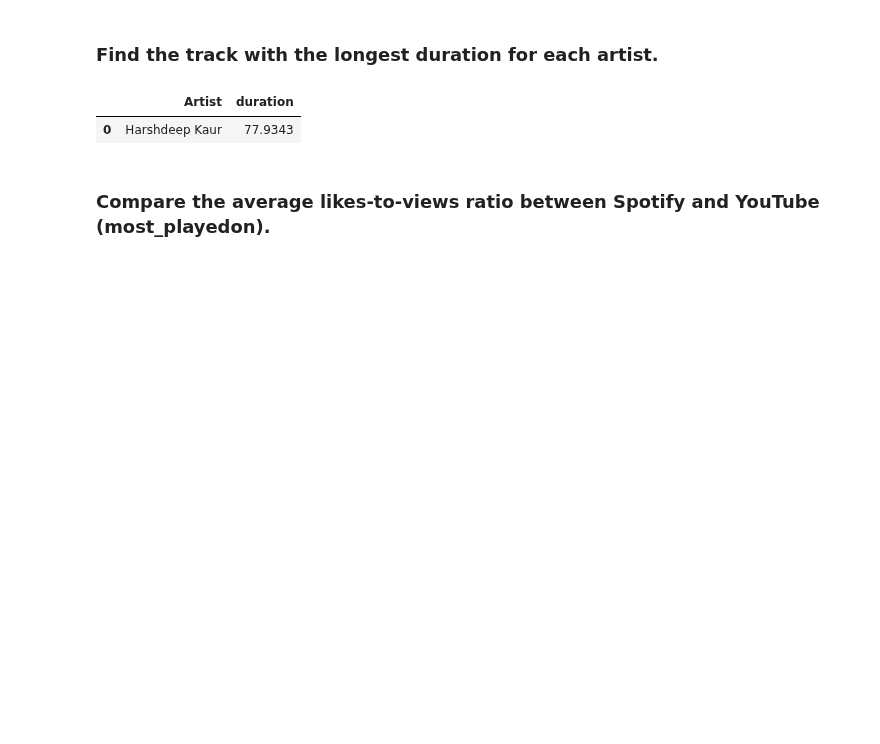
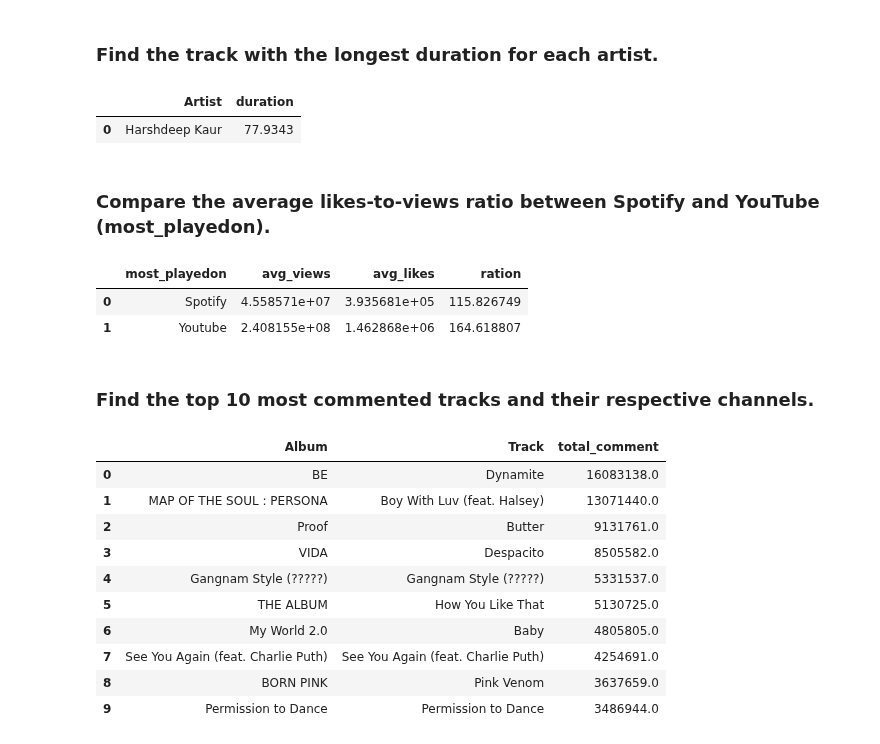
Before and after one commit to Himmu5/data-analysis, a Jupyter notebook: notebooks/spotify_analysis.ipynb, the cells around one changed output. Saved outputs shown, nothing was run; the diff lists cells and outputs as text; code cells hidden in the pictures; blank space fills up the shorter version.

```diff
--- a/notebooks/spotify_analysis.ipynb
+++ b/notebooks/spotify_analysis.ipynb
@@ -157,3 +144,26 @@ sort_on_duration
 | 0 | Harshdeep Kaur | 77.9343 |
 # %% [markdown]
 ### Compare the average likes-to-views ratio between Spotify and YouTube (most_playedon).
+# %%
+pd.read_sql("SELECT most_playedon, AVG(Views) as avg_views, AVG(Likes) as avg_likes, AVG(Views) * 1.0 / AVG(Likes) as ration from spotify group by most_playedon;", con=conn)
+# %% [output]
+|  | most_playedon | avg_views | avg_likes | ration |
+| 0 | Spotify | 4.558571e+07 | 3.935681e+05 | 115.826749 |
+| 1 | Youtube | 2.408155e+08 | 1.462868e+06 | 164.618807 |
+# %% [markdown]
+### Find the top 10 most commented tracks and their respective channels.
+# %%
+commented = pd.read_sql("SELECT Album, Track, sum(Comments) as total_comment from spotify GROUP BY Track, Album ORDER BY total_comment DESC LIMIT 10;", con=conn);
+commented
+# %% [output]
+|  | Album | Track | total_comment |
+| 0 | BE | Dynamite | 16083138.0 |
+| 1 | MAP OF THE SOUL : PERSONA | Boy With Luv (feat. Halsey) | 13071440.0 |
+| 2 | Proof | Butter | 9131761.0 |
+| 3 | VIDA | Despacito | 8505582.0 |
+| 4 | Gangnam Style (?????) | Gangnam Style (?????) | 5331537.0 |
+| 5 | THE ALBUM | How You Like That | 5130725.0 |
+| 6 | My World 2.0 | Baby | 4805805.0 |
+| 7 | See You Again (feat. Charlie Puth) | See You Again (feat. Charlie Puth) | 4254691.0 |
+| 8 | BORN PINK | Pink Venom | 3637659.0 |
+| 9 | Permission to Dance | Permission to Dance | 3486944.0 |
```
Also changed, not shown: parts of 12 cells of this notebook.
